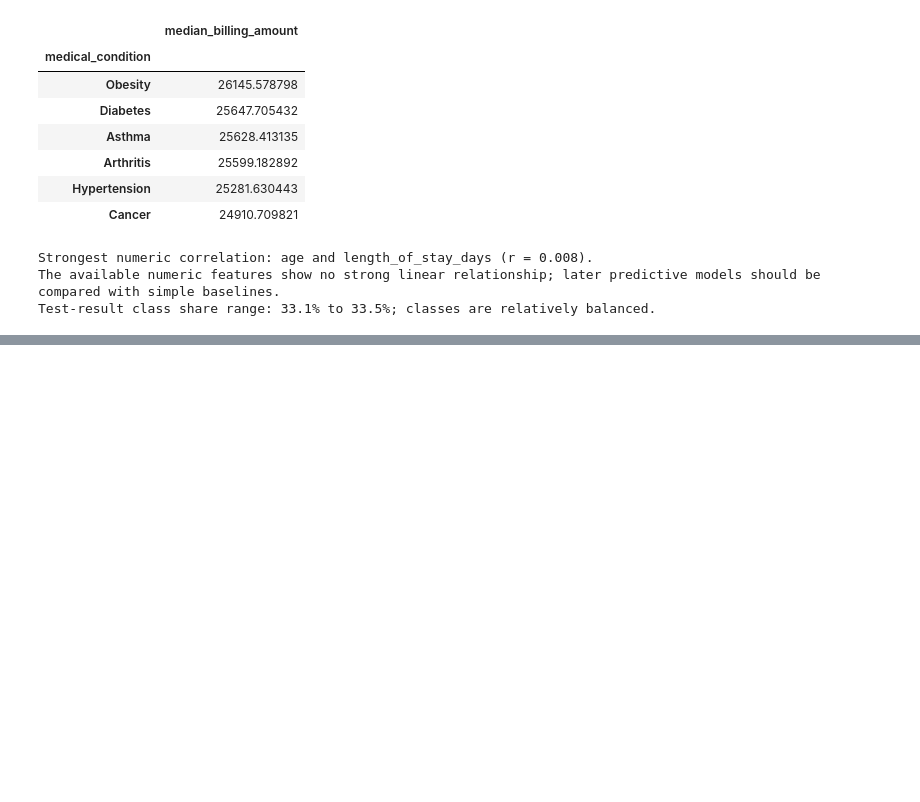
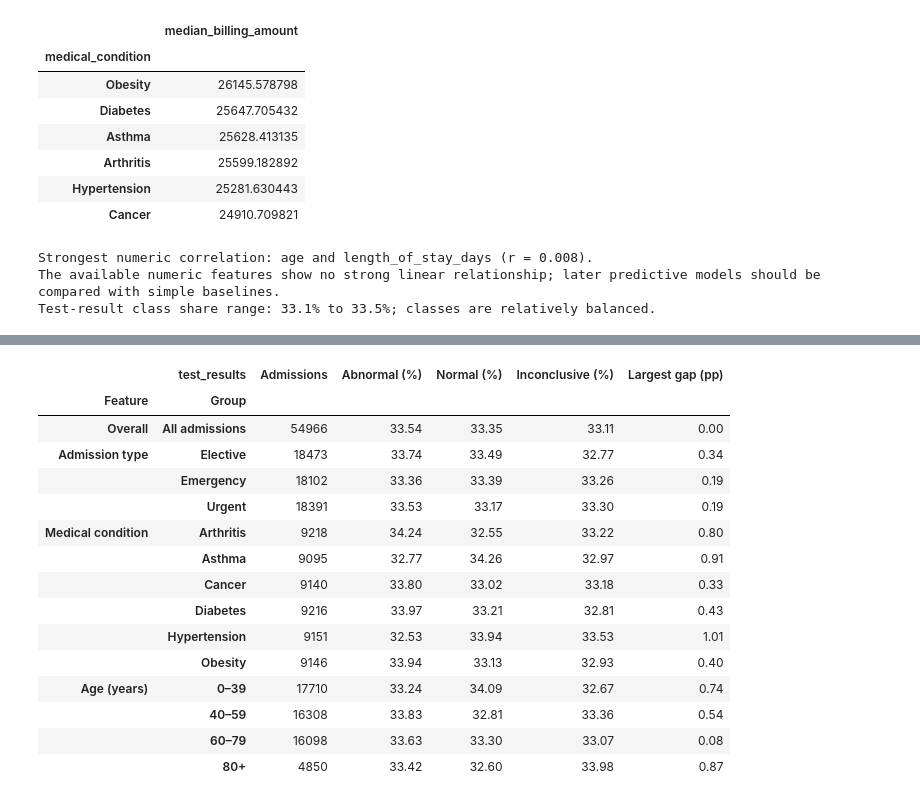
Before and after one commit to nmetha60804/MSCS_634_ProjectDeliverable_1, a Jupyter notebook: Deliverable_1_EDA.ipynb, the cells around one changed output, grey strips where cells are left out. Drawn from its saved outputs; the diff is of its cells as text; code cells hidden in the pictures; blank space fills up the shorter version.

```diff
--- a/Deliverable_1_EDA.ipynb
+++ b/Deliverable_1_EDA.ipynb
@@ -508,0 +521,50 @@ Test-result class share range: 33.1% to 33.5%; classes are relatively balanced.
+# %%
+labeled_admissions = analysis_df.dropna(subset=['test_results'])
+test_results = labeled_admissions['test_results']
+overall_rates = test_results.value_counts(normalize=True).mul(100)
+
+age_groups = pd.cut(
+    labeled_admissions['age'],
+    bins=[0, 40, 60, 80, np.inf],
+    labels=['0–39', '40–59', '60–79', '80+'],
+    right=False,
+).astype('string')
+
+comparison_groups = {
+    'Overall': pd.Series('All admissions', index=labeled_admissions.index),
+    'Admission type': labeled_admissions['admission_type'],
+    'Medical condition': labeled_admissions['medical_condition'],
+    'Age (years)': age_groups,
+}
+
+group_summaries = {}
+for feature, groups in comparison_groups.items():
+    counts = pd.crosstab(groups.fillna('Missing'), test_results)
+    counts = counts.reindex(columns=overall_rates.index, fill_value=0)
+    admission_counts = counts.sum(axis=1)
+    rates = counts.div(admission_counts, axis='index').mul(100)
+    largest_gap = rates.sub(overall_rates, axis='columns').abs().max(axis=1)
+
+    summary = rates.add_suffix(' (%)').round(2)
+    summary.insert(0, 'Admissions', admission_counts)
+    summary['Largest gap (pp)'] = largest_gap.round(2)
+    group_summaries[feature] = summary
+
+display(pd.concat(group_summaries, names=['Feature', 'Group']))
+# %% [output]
+|  | test_results | Admissions | Abnormal (%) | Normal (%) | Inconclusive (%) | Largest gap (pp) |
+| Feature | Group |  |  |  |  |  |
+| Overall | All admissions | 54966 | 33.54 | 33.35 | 33.11 | 0.00 |
+| Admission type | Elective | 18473 | 33.74 | 33.49 | 32.77 | 0.34 |
+|  | Emergency | 18102 | 33.36 | 33.39 | 33.26 | 0.19 |
+|  | Urgent | 18391 | 33.53 | 33.17 | 33.30 | 0.19 |
+| Medical condition | Arthritis | 9218 | 34.24 | 32.55 | 33.22 | 0.80 |
+|  | Asthma | 9095 | 32.77 | 34.26 | 32.97 | 0.91 |
+|  | Cancer | 9140 | 33.80 | 33.02 | 33.18 | 0.33 |
+|  | Diabetes | 9216 | 33.97 | 33.21 | 32.81 | 0.43 |
+|  | Hypertension | 9151 | 32.53 | 33.94 | 33.53 | 1.01 |
+|  | Obesity | 9146 | 33.94 | 33.13 | 32.93 | 0.40 |
+| Age (years) | 0–39 | 17710 | 33.24 | 34.09 | 32.67 | 0.74 |
+|  | 40–59 | 16308 | 33.83 | 32.81 | 33.36 | 0.54 |
+|  | 60–79 | 16098 | 33.63 | 33.30 | 33.07 | 0.08 |
+|  | 80+ | 4850 | 33.42 | 32.60 | 33.98 | 0.87 |
```
Also changed, not shown: parts of 3 cells of this notebook, 1 other file.
